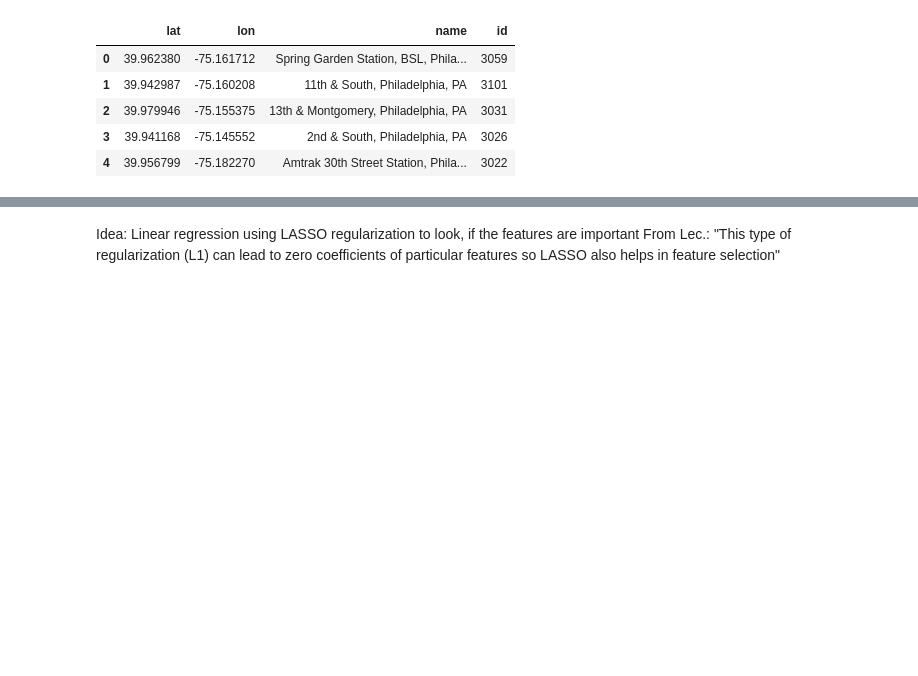
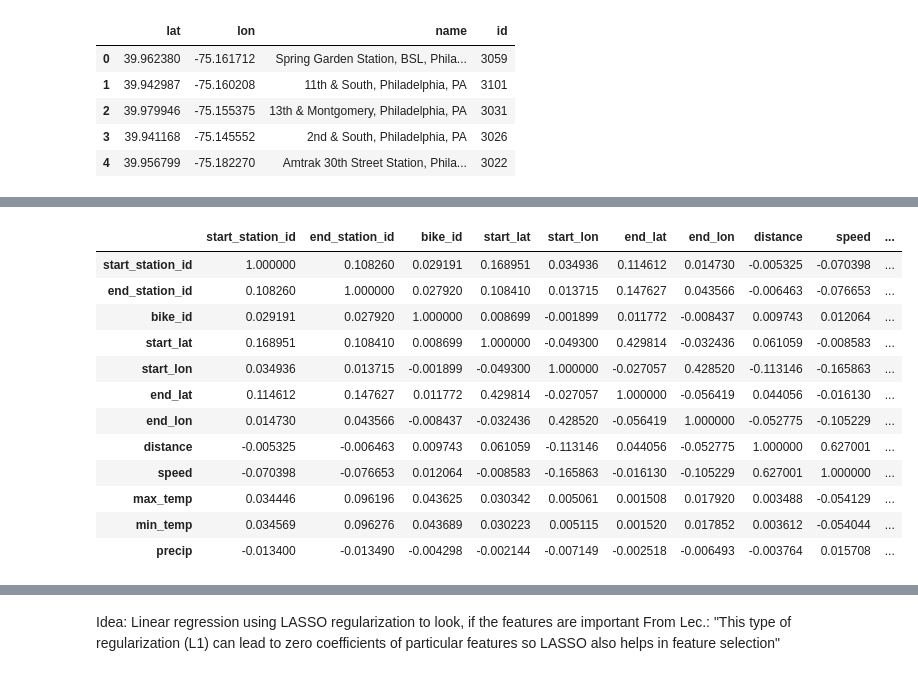
Before and after one commit to Jerematix/dataflow, a Jupyter notebook: notebooks/predictive_analytics/Features.ipynb, the cells around one changed output, grey strips where cells are left out. Saved outputs shown, nothing was run; the diff lists cells and outputs as text; code cells hidden in the pictures; blank space fills up the shorter version.

```diff
--- a/notebooks/predictive_analytics/Features.ipynb
+++ b/notebooks/predictive_analytics/Features.ipynb
@@ -53,0 +112,16 @@ df_btc.head()
+# %%
+df_bike_trips.corr()
+# %% [output]
+|  | start_station_id | end_station_id | bike_id | start_lat | start_lon | end_lat | end_lon | distance | speed | ... |
+| start_station_id | 1.000000 | 0.108260 | 0.029191 | 0.168951 | 0.034936 | 0.114612 | 0.014730 | -0.005325 | -0.070398 | ... |
+| end_station_id | 0.108260 | 1.000000 | 0.027920 | 0.108410 | 0.013715 | 0.147627 | 0.043566 | -0.006463 | -0.076653 | ... |
+| bike_id | 0.029191 | 0.027920 | 1.000000 | 0.008699 | -0.001899 | 0.011772 | -0.008437 | 0.009743 | 0.012064 | ... |
+| start_lat | 0.168951 | 0.108410 | 0.008699 | 1.000000 | -0.049300 | 0.429814 | -0.032436 | 0.061059 | -0.008583 | ... |
+| start_lon | 0.034936 | 0.013715 | -0.001899 | -0.049300 | 1.000000 | -0.027057 | 0.428520 | -0.113146 | -0.165863 | ... |
+| end_lat | 0.114612 | 0.147627 | 0.011772 | 0.429814 | -0.027057 | 1.000000 | -0.056419 | 0.044056 | -0.016130 | ... |
+| end_lon | 0.014730 | 0.043566 | -0.008437 | -0.032436 | 0.428520 | -0.056419 | 1.000000 | -0.052775 | -0.105229 | ... |
+| distance | -0.005325 | -0.006463 | 0.009743 | 0.061059 | -0.113146 | 0.044056 | -0.052775 | 1.000000 | 0.627001 | ... |
+| speed | -0.070398 | -0.076653 | 0.012064 | -0.008583 | -0.165863 | -0.016130 | -0.105229 | 0.627001 | 1.000000 | ... |
+| max_temp | 0.034446 | 0.096196 | 0.043625 | 0.030342 | 0.005061 | 0.001508 | 0.017920 | 0.003488 | -0.054129 | ... |
+| min_temp | 0.034569 | 0.096276 | 0.043689 | 0.030223 | 0.005115 | 0.001520 | 0.017852 | 0.003612 | -0.054044 | ... |
+| precip | -0.013400 | -0.013490 | -0.004298 | -0.002144 | -0.007149 | -0.002518 | -0.006493 | -0.003764 | 0.015708 | ... |
```
Also changed, not shown: parts of 25 cells of this notebook.
